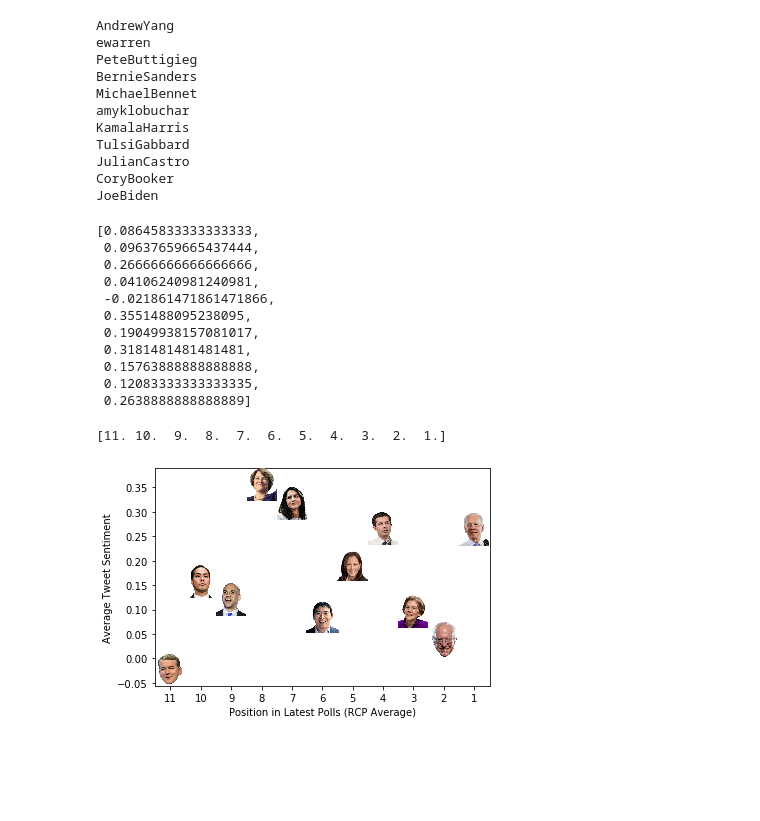
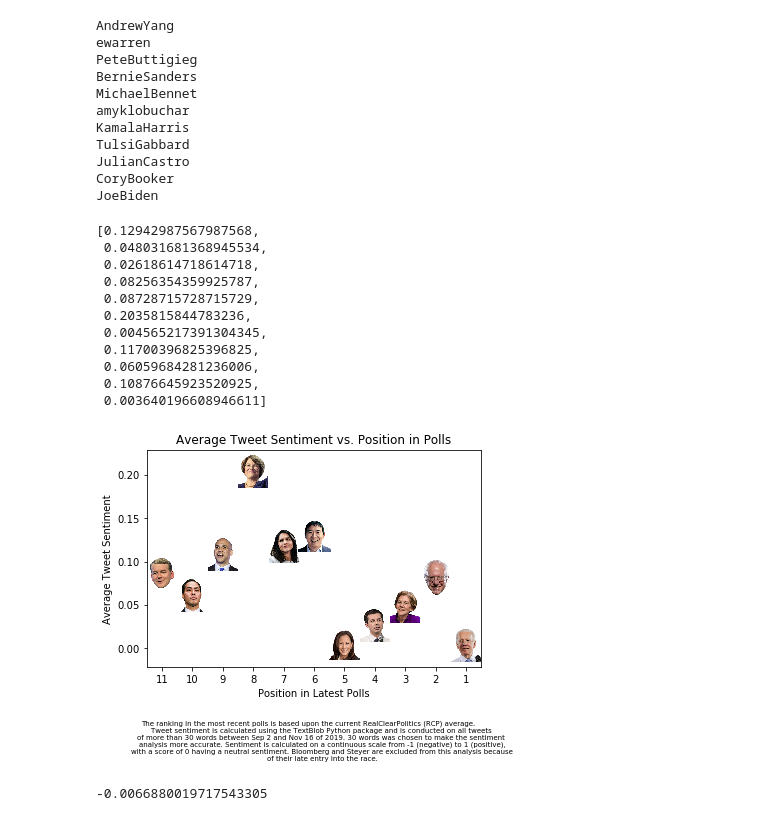
Before and after one commit to pmohamma/political_tweet_analysis, a Jupyter notebook: tweet_setup.ipynb, the cells around one changed output. Saved outputs shown, nothing was run; the diff lists cells and outputs as text; code cells hidden in the pictures; blank space fills up the shorter version.

```diff
--- a/tweet_setup.ipynb
+++ b/tweet_setup.ipynb
@@ -60,9 +61,9 @@ def get_tweet_time(time_str):
     month = month_abbrs[time_lst[1]]
     return datetime.date(year, month, day)
 # %%
-# startDate =   datetime.datetime(2019, 6, 1, 0, 0, 0)
-startDate =   datetime.datetime(2019, 11, 1, 0, 0, 0)
-endDate = datetime.datetime(2019, 11, 2, 0, 0, 0)
+startDate =   datetime.datetime(2019, 9, 13, 0, 0, 0)
+# startDate =   datetime.datetime(2019, 11, 1, 0, 0, 0)
+endDate = datetime.datetime(2019, 11, 16, 0, 0, 0)
 tweets = {}
 cand_handles = ['AndrewYang', 'ewarren', 'PeteButtigieg', 'BernieSanders',
                 'MichaelBennet', 'amyklobuchar', 'KamalaHarris', 'TulsiGabbard',
@@ -74,9 +75,10 @@ for cand_name in cand_handles:
     tweets[cand_name] = cand_tweets
     try:
         tmpTweets = api.user_timeline(cand_name, tweet_mode='extended')
-#     except tweepy.TweepError:
-#         time.sleep(60 * 15)
-#         continue
+    except tweepy.TweepError:
+        print("tweepyError 2")
+        time.sleep(60 * 15)
+        continue
     except StopIteration:
         break
     for t in tmpTweets:
@@ -98,9 +100,10 @@ for cand_name in cand_handles:
                     if t['in_reply_to_screen_name'] and t['in_reply_to_screen_name'] != cand_name:
                         tw_obj.is_response()
                     cand_tweets.append(tw_obj)
-#     except tweepy.TweepError:
-#         time.sleep(60 * 15)
-#         continue
+    except tweepy.TweepError:
+        time.sleep(60 * 15)
+        print("tweepyError 2")
+        continue
     except:
         print(len(cand_tweets))
         print(len(tmpTweets))
@@ -135,8 +138,7 @@ def avg_sentiment(cand):
     sent_sum = float(0)
     num_counted = float(0)
     for i in range(len(cand_t)):
-#         if (cand_t[i]._clean_text).count(" ") > 30:
-        if (cand_t[i]._clean_text).count(" ") > 15:
+        if (cand_t[i]._clean_text).count(" ") > 29:
             sent_sum += cand_t[i].get_sentiment()[0]
             num_counted += 1
     return sent_sum/num_counted
@@ -152,17 +154,17 @@ cand_sentiments
 
 sentiment_nums
 # %% [output]
-[0.08645833333333333,
- 0.09637659665437444,
- 0.26666666666666666,
- 0.04106240981240981,
- -0.021861471861471866,
- 0.3551488095238095,
- 0.19049938157081017,
- 0.3181481481481481,
- 0.15763888888888888,
- 0.12083333333333335,
- 0.2638888888888889]
+[0.12942987567987568,
+ 0.048031681368945534,
+ 0.02618614718614718,
+ 0.08256354359925787,
+ 0.08728715728715729,
+ 0.2035815844783236,
+ 0.004565217391304345,
+ 0.11700396825396825,
+ 0.06059684281236006,
+ 0.10876645923520925,
+ 0.003640196608946611]
 # %%
 def getImage(path):
     if path == 'images/sanders.png':
@@ -180,36 +182,46 @@ paths = ['images/bennet.png',
         'images/gabbard.png',
         'images/harris.png',
         'images/klobuchar.png',
         'images/sanders.png',
         'images/warren.png',
         'images/yang.png']
 
 x = [i+1 for i in range(len(paths))]
 y = sentiment_nums
 # x = [0,1,2,3,4]
 # y = [0,1,2,3,4]
 
 fig, ax = plt.subplots()
 ax.scatter(x, y, color = "white")
 plt.xticks(np.arange(1, len(paths)+1, 1), np.arange(len(paths), 0, -1))
-
+y = []
 
 # for x0, y0, path in zip(x, y,paths):
 for i in range(len(paths)):
     candidate_name = most_recent_rankings[i]
     path_name = "images/" + candidate_name + ".png"
 #     ab = AnnotationBbox(getImage(path), (x0, y0), frameon=False) # , box_alignment=(0.3,0.3))
     ab = AnnotationBbox(getImage(path_name), (x[i],
                             cand_sentiments[last_name_to_handle[candidate_name]]), frameon=False) # , box_alignment=(0.3,0.3))
     ax.add_artist(ab)
+    y.append(cand_sentiments[last_name_to_handle[candidate_name]])
 
-plt.xlabel("Position in Latest Polls (RCP Average)")
+# plot line of best fit
+# plt.plot(np.unique(x), np.poly1d(np.polyfit(x, y, 1))(np.unique(x)))
+
+caption = """The ranking in the most recent polls is based upon the current RealClearPolitics (RCP) average.
+            Tweet sentiment is calculated using the TextBlob Python package and is conducted on all tweets
+            of more than 30 words between Sep 2 and Nov 16 of 2019. 30 words was chosen to make the sentiment
+            analysis more accurate. Sentiment is calculated on a continuous scale from -1 (negative) to 1 (positive),
+            with a score of 0 having a neutral sentiment. Bloomberg and Steyer are excluded from this analysis because
+            of their late entry into the race."""
+
+plt.xlabel("Position in Latest Polls")
 plt.ylabel("Average Tweet Sentiment")
 plt.title("Average Tweet Sentiment vs. Position in Polls")
+fig.text(.5, -.2, caption, ha='center', fontdict={'size': 7})
 
-print(np.arange(len(paths), 0, -1.0))
 
-plt.savefig('my_figure.pdf', bbox_inches='tight', dpi=400)
+plt.savefig('my_figure_with_best_fit.pdf', bbox_inches='tight', dpi=400)
 # %% [output]
-[11. 10.  9.  8.  7.  6.  5.  4.  3.  2.  1.]
-[figure, old version]
+[figure, new version]
@@ -215,0 +236,4 @@ plt.savefig('my_figure.pdf', bbox_inches='tight', dpi=400)
+# %%
+slope1
+# %% [output]
+-0.0066880019717543305
```
Also changed, not shown: parts of 4 cells of this notebook, 3 other files.
